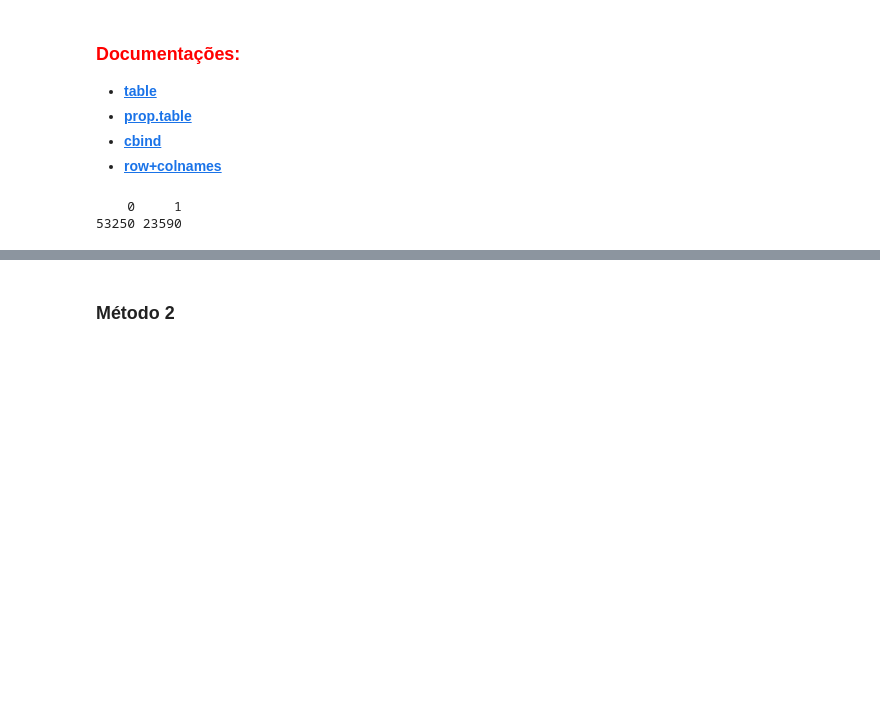
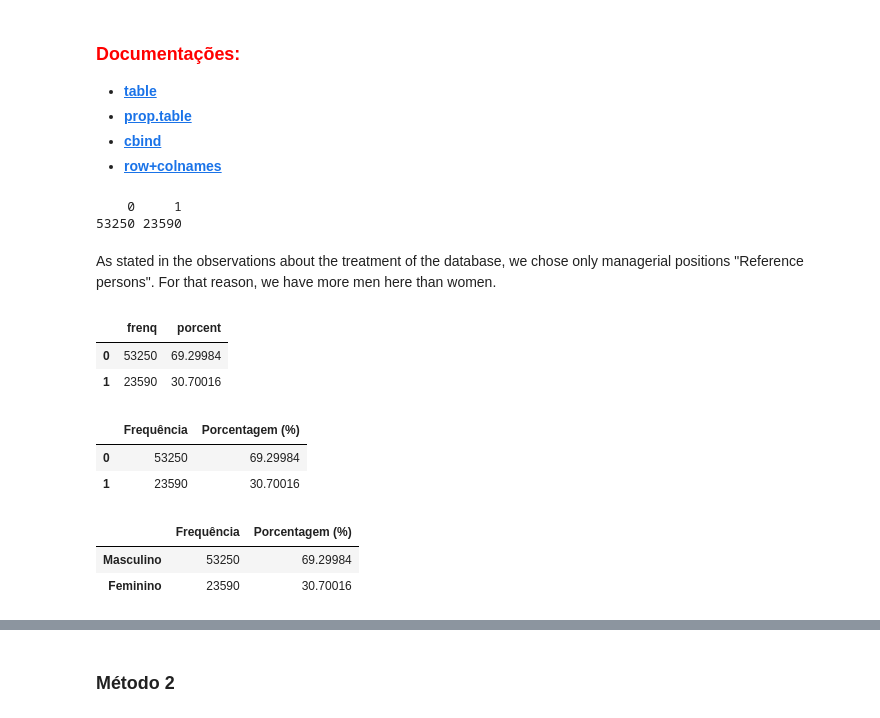
Before and after one commit to mateusvdcastro/Curso-de-Machine-Learning-e-Data-Science, a Jupyter notebook: Alura curso de R/1/Curso_de_Estat+¡stica_Parte_1.ipynb, the cells around one changed output, grey strips where cells are left out. Drawn from its saved outputs; the diff is of its cells as text; code cells hidden in the pictures; blank space fills up the shorter version.

```diff
--- a/Alura curso de R/1/Curso_de_Estat+¡stica_Parte_1.ipynb
+++ b/Alura curso de R/1/Curso_de_Estat+¡stica_Parte_1.ipynb
@@ -378,0 +357,23 @@ c('Masculino', 'Feminino')
+# %% [markdown]
+As stated in the observations about the treatment of the database, we chose only managerial positions "Reference persons". For that reason, we have more men here than women.
+# %%
+dist_freq_qualitativa <- cbind(frenq = table(dados$Sexo), porcent = prop.table(table(dados$Sexo)) * 100)
+dist_freq_qualitativa  # Thus, 69% are men and 30% women
+# %% [output]
+|  | frenq | porcent |
+| 0 | 53250 | 69.29984 |
+| 1 | 23590 | 30.70016 |
+# %%
+colnames(dist_freq_qualitativa) <- c('Frequência', 'Porcentagem (%)') # Retrieve or set the row or column names of a matrix-like object.
+dist_freq_qualitativa
+# %% [output]
+|  | Frequência | Porcentagem (%) |
+| 0 | 53250 | 69.29984 |
+| 1 | 23590 | 30.70016 |
+# %%
+rownames(dist_freq_qualitativa) <- c('Masculino', 'Feminino')
+dist_freq_qualitativa
+# %% [output]
+|  | Frequência | Porcentagem (%) |
+| Masculino | 53250 | 69.29984 |
+| Feminino | 23590 | 30.70016 |
```
Also changed, not shown: parts of 12 cells of this notebook.
